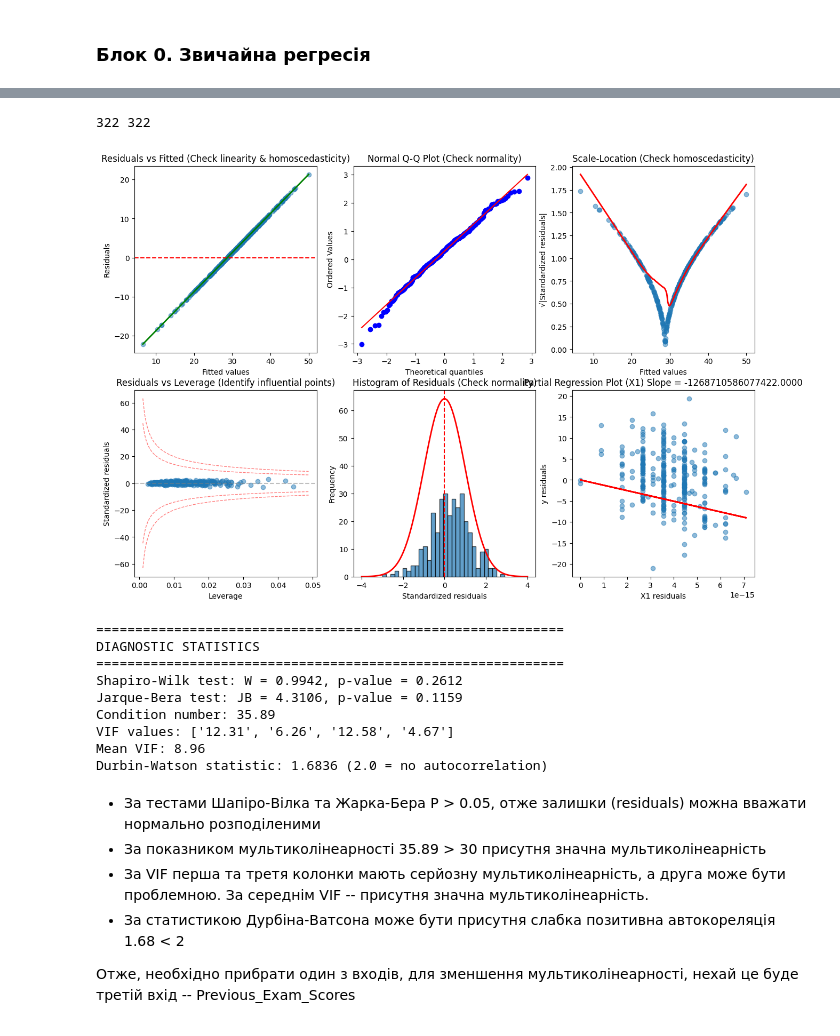
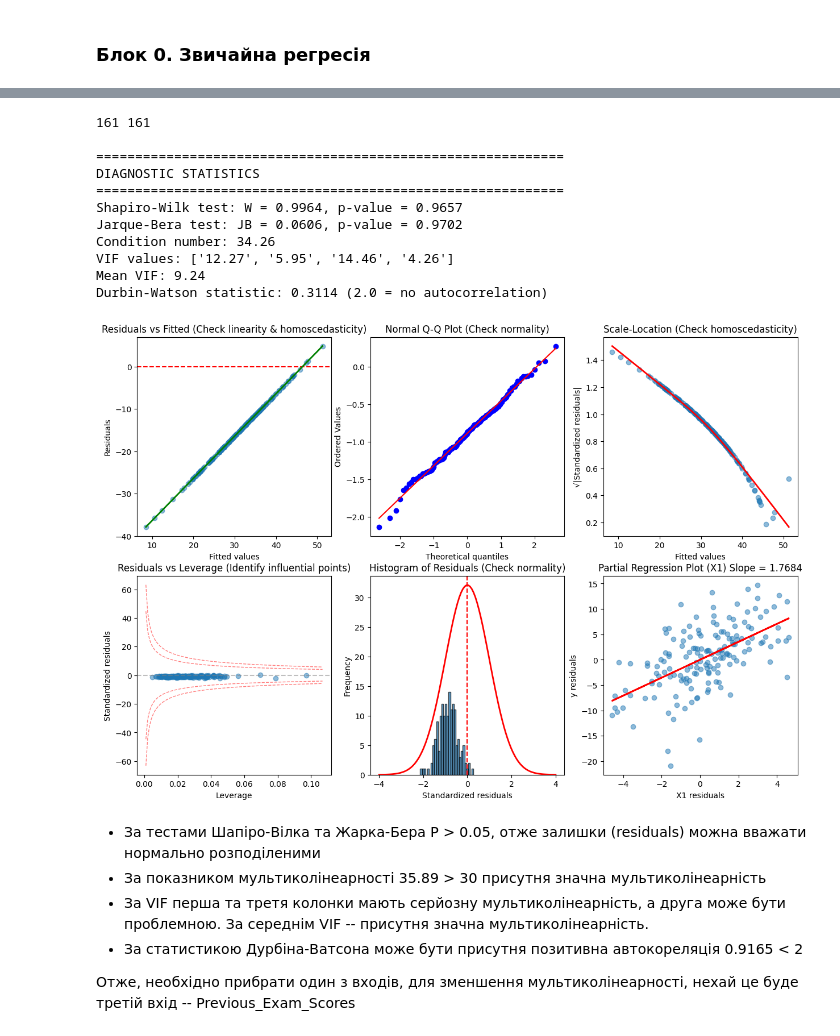
Before and after one commit to MINIAProgramStudio/ML_methods, a Jupyter notebook: Lab_1/lab1.ipynb, the cells around one changed output, grey strips where cells are left out. Drawn from its saved outputs; the diff is of its cells as text; code cells hidden in the pictures.

```diff
--- a/Lab_1/lab1.ipynb
+++ b/Lab_1/lab1.ipynb
@@ -246,8 +258,10 @@ Text(0.5, 0, 'Study_Hours')
 # %% [markdown]
 Розбиття на навчальний та тестовий датасети:
 # %%
-df_train = df[:int(len(df)*0.7)]
-df_test = df[int(len(df)*0.7):]
+X = df.drop('Performance_Score', axis=1)  # Features
+Y = df['Performance_Score']  # Target
+
+X_train, X_test, Y_train, Y_test = train_test_split(X, Y, test_size=0.5, random_state=1023)
 # %% [markdown]
 ### Блок 0. Звичайна регресія
 # %%
@@ -284,9 +297,13 @@ Study_Hours: slope=1.670, intercept=23.903
 # %%
-X_matrix = df.drop("Performance_Score", axis = 1).to_numpy()
-Y_matrix = df["Performance_Score"].to_numpy()
-
+X_matrix = X_train.to_numpy()
+Y_matrix = Y_train.to_numpy()
 X_t = np.transpose(X_matrix)
 B_matrix = np.matmul(np.matmul(np.linalg.matrix_power(np.matmul(X_t ,X_matrix), -1), X_t), Y_matrix)
+
+
+X_matrix = df_test.drop("Performance_Score", axis = 1).to_numpy()
+Y_matrix = df_test["Performance_Score"].to_numpy()
+X_t = np.transpose(X_matrix)
 
 y_pred = np.sum(B_matrix*X_matrix, axis = 1)
 residuals = y_pred - Y_matrix[0]
@@ -368,7 +385,7 @@ model_y_others = sm.OLS(Y_matrix, X_others).fit()
 resid_y = model_y_others.resid
 
 # Residuals of X1 ~ X0(intercept) + X2 + X3
-model_x1_others = sm.OLS(X_matrix[:, 1], X_others).fit()
+model_x1_others = sm.OLS(X_matrix[:, 0], X_others).fit()
 resid_x1 = model_x1_others.resid
 
 axes[1, 2].scatter(resid_x1, resid_y, alpha=0.5)
@@ -377,9 +394,6 @@ axes[1, 2].plot(resid_x1, partial_slope * resid_x1, 'r-', linewidth=2)
 axes[1, 2].set_xlabel('X1 residuals')
 axes[1, 2].set_ylabel('y residuals')
 axes[1, 2].set_title(f'Partial Regression Plot (X1) Slope = {partial_slope:.4f}')
-
-#plt.tight_layout()
-plt.show()
 
 # Additional diagnostic statistics
 print("\n" + "="*60)
@@ -403,48 +417,49 @@ print(f"Condition number: {condition_number:.2f}")
 # Mean VIF (only for predictors, not intercept)
 from statsmodels.stats.outliers_influence import variance_inflation_factor
 vif = [variance_inflation_factor(X_matrix, i) for i in range(0, k)]
 print(f"VIF values: {[f'{v:.2f}' for v in vif]}")
 print(f"Mean VIF: {np.mean(vif):.2f}")
 """
 # RESET test for functional form
 from statsmodels.stats.diagnostic import linear_reset
 reset_result = linear_reset(model_sm, power=3, test_type='fitted')
 reset_stat = reset_result.statistic
 reset_pvalue = reset_result.pvalue
 print(f"RESET test: F = {reset_stat:.4f}, p-value = {reset_pvalue:.4f}")
 """
 # Durbin-Watson test for autocorrelation (useful for time series)
 from statsmodels.stats.stattools import durbin_watson
 dw_stat = durbin_watson(residuals)
 print(f"Durbin-Watson statistic: {dw_stat:.4f} (2.0 = no autocorrelation)")
 """
 # Breusch-Pagan test for heteroscedasticity
 from statsmodels.stats.diagnostic import het_breuschpagan
 bp_stat, bp_pvalue, _, _ = het_breuschpagan(residuals, X_matrix)
 print(f"Breusch-Pagan test: LM = {bp_stat:.4f}, p-value = {bp_pvalue:.4f}")
 
 # White's test for heteroscedasticity
 from statsmodels.stats.diagnostic import het_white
 white_stat, white_pvalue, _, _ = het_white(residuals, X_matrix)
 print(f"White's test: LM = {white_stat:.4f}, p-value = {white_pvalue:.4f}")
 """
 pass
 # %% [output]
-322 322
+161 161
+
+============================================================
+DIAGNOSTIC STATISTICS
+============================================================
+Shapiro-Wilk test: W = 0.9964, p-value = 0.9657
+Jarque-Bera test: JB = 0.0606, p-value = 0.9702
+Condition number: 34.26
+VIF values: ['12.27', '5.95', '14.46', '4.26']
+Mean VIF: 9.24
+Durbin-Watson statistic: 0.3114 (2.0 = no autocorrelation)
-[figure, old version]
+[figure, new version]
-============================================================
-DIAGNOSTIC STATISTICS
-============================================================
-Shapiro-Wilk test: W = 0.9942, p-value = 0.2612
-Jarque-Bera test: JB = 4.3106, p-value = 0.1159
-Condition number: 35.89
-VIF values: ['12.31', '6.26', '12.58', '4.67']
-Mean VIF: 8.96
-Durbin-Watson statistic: 1.6836 (2.0 = no autocorrelation)
 # %% [markdown]
 * За тестами Шапіро-Вілка та Жарка-Бера P > 0.05, отже залишки (residuals) можна вважати нормально розподіленими
 * За показником мультиколінеарності 35.89 > 30 присутня значна мультиколінеарність
 * За VIF перша та третя колонки мають серйозну мультиколінеарність, а друга може бути проблемною. За середнім VIF -- присутня значна мультиколінеарність.
-* За статистикою Дурбіна-Ватсона може бути присутня слабка позитивна автокореляція 1.68 < 2
+* За статистикою Дурбіна-Ватсона може бути присутня позитивна автокореляція 0.9165 < 2
 
 Отже, необхідно прибрати один з входів, для зменшення мультиколінеарності, нехай це буде третій вхід -- Previous_Exam_Scores
```
Also changed, not shown: parts of 7 cells of this notebook.
